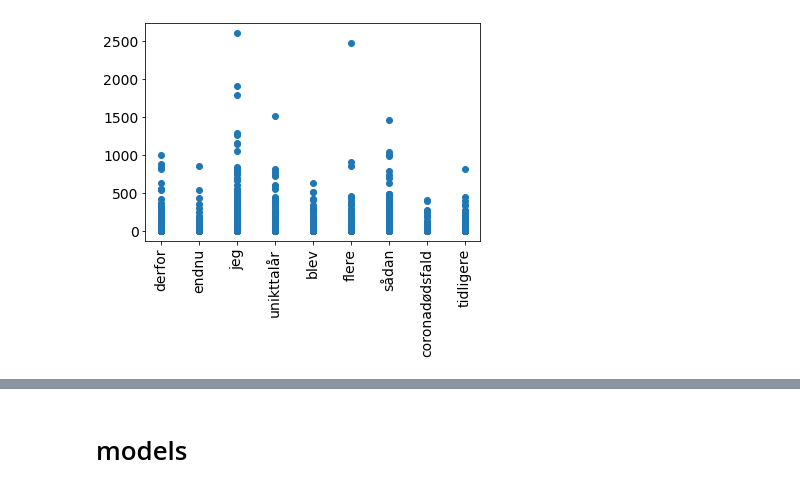
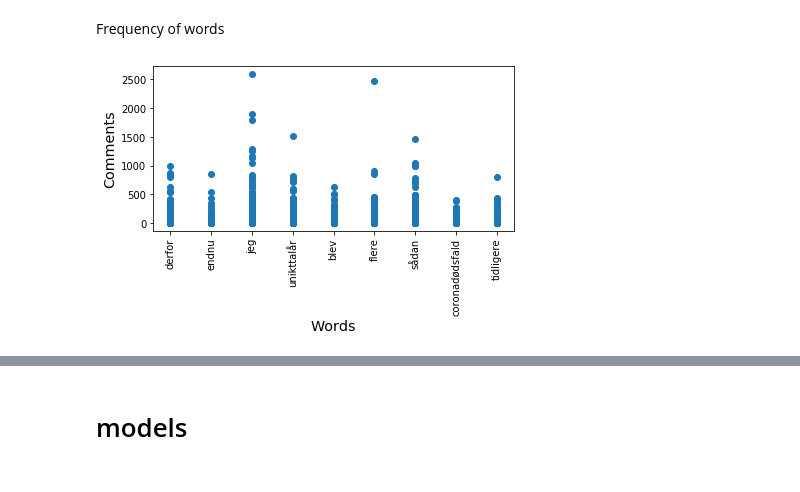
Before and after one commit to isds47/Isds47, a Jupyter notebook: Machine learning/Machine Learning.ipynb, the cells around one changed output, grey strips where cells are left out. Cells and saved outputs as stored; diff of their text form; code cells hidden in the pictures.

```diff
--- a/Machine learning/Machine Learning.ipynb
+++ b/Machine learning/Machine Learning.ipynb
@@ -111,8 +84,13 @@ df.columns = ['index', 'true']
+# %% [markdown]
+Frequency of words
 # %%
 x_plot = data[(data["proc_title_rm"] == 'jeg') | (data["proc_title_rm"] == 'sådan') | (data["proc_title_rm"] == 'unikttalår') | (data["proc_title_rm"] == 'derfor') | (data["proc_title_rm"] == 'flere') | (data["proc_title_rm"] == 'blev') | (data["proc_title_rm"] == 'tidligere') | (data["proc_title_rm"] == 'endnu') | (data["proc_title_rm"] == 'coronadødsfald')]
 # %%
 plt.scatter(x_plot['proc_title_rm'], x_plot['comments'])
 plt.xticks(rotation='vertical')
+plt.xlabel('Words', size='x-large')
+plt.ylabel('Comments', size='x-large')
+plt.tight_layout()
 plt.savefig(f"freq.pdf")
 # %% [output]
-[figure, old version]
+[figure, new version]
```
Also changed, not shown: parts of 4 cells of this notebook, 2 other files.
